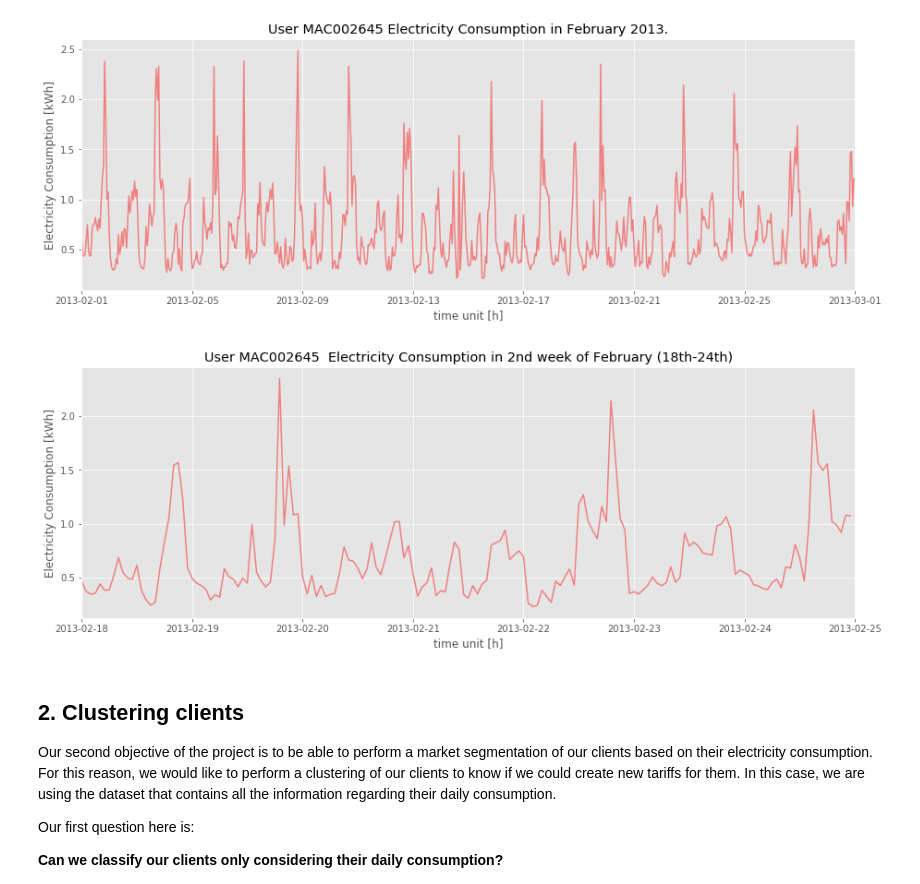
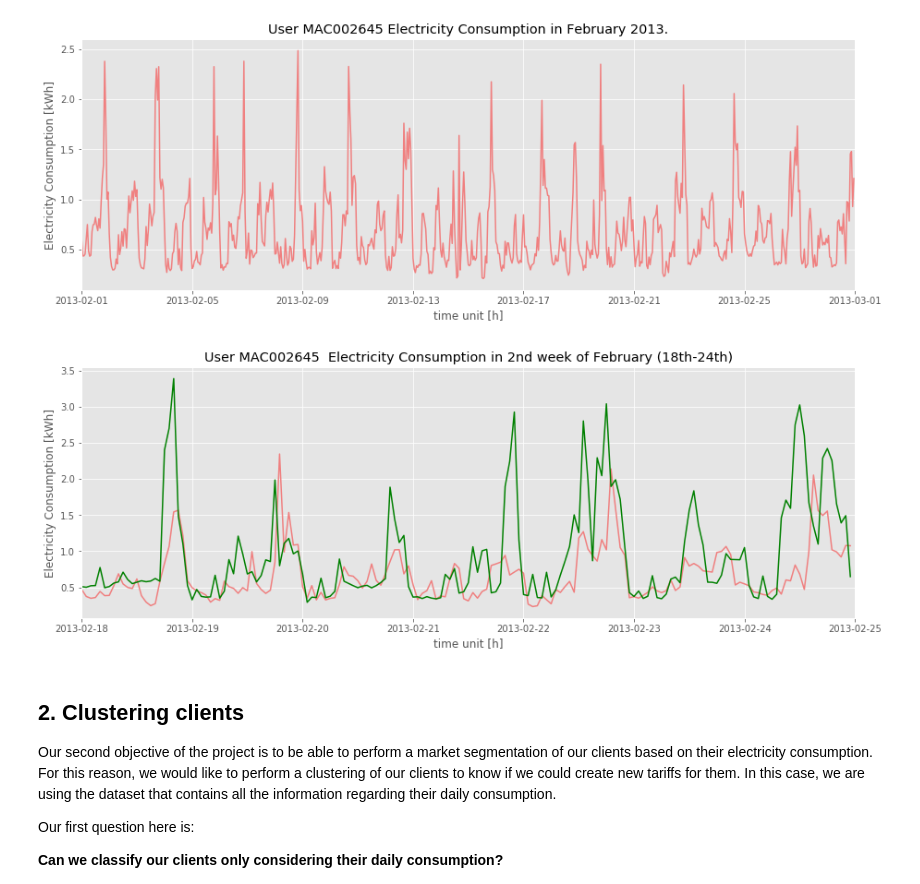
Before and after one commit to wobniarin/Project-Week-8-Final-Project, a Jupyter notebook: 2.JupyterNotebooks/3_End_User_Analysis.ipynb, the cells around one changed output. Drawn from its saved outputs; the diff is of its cells as text; code cells hidden in the pictures.

```diff
--- a/2.JupyterNotebooks/3_End_User_Analysis.ipynb
+++ b/2.JupyterNotebooks/3_End_User_Analysis.ipynb
@@ -362,20 +383,22 @@ plt.show()
 # %%
 plt.figure(figsize=(15,5))
 plt.plot(MAC002645_df_h['2013-02-18':'2013-02-24'], color='lightcoral')
 #plt.plot(MAC004280_df_h['2013-02-18':'2013-02-24'], color='royalblue')
-#plt.plot(MAC000291_df_h['2013-02-18':'2013-02-24'], color='green')
+plt.plot(MAC000291_df_h['2013-02-18':'2013-02-24'], color='green')
 #plt.plot(moving_avg_1h, color='black', linestyle=':' )
 # plt.plot(moving_avg_24h, color='royalblue', linestyle=':' )
 # plt.plot(moving_avg_2h, color='tomato', linestyle=':' )
 # plt.plot(moving_avg_12h, color='green', linestyle=':' )
 plt.title('User MAC002645  Electricity Consumption in 2nd week of February (18th-24th)')
 plt.xlabel('time unit [h]', fontsize=12)
 plt.ylabel('Electricity Consumption [kWh]', fontsize=12)
 
 plt.xlim('2013-02-18 00:00:00', '2013-02-25 00:00:00')
+
+
 plt.show()
 # %% [output]
-[figure, old version]
+[figure, new version]
 # %% [markdown]
 ## 2. Clustering clients
 
```
Also changed, not shown: parts of 27 cells of this notebook, 7 other files.
